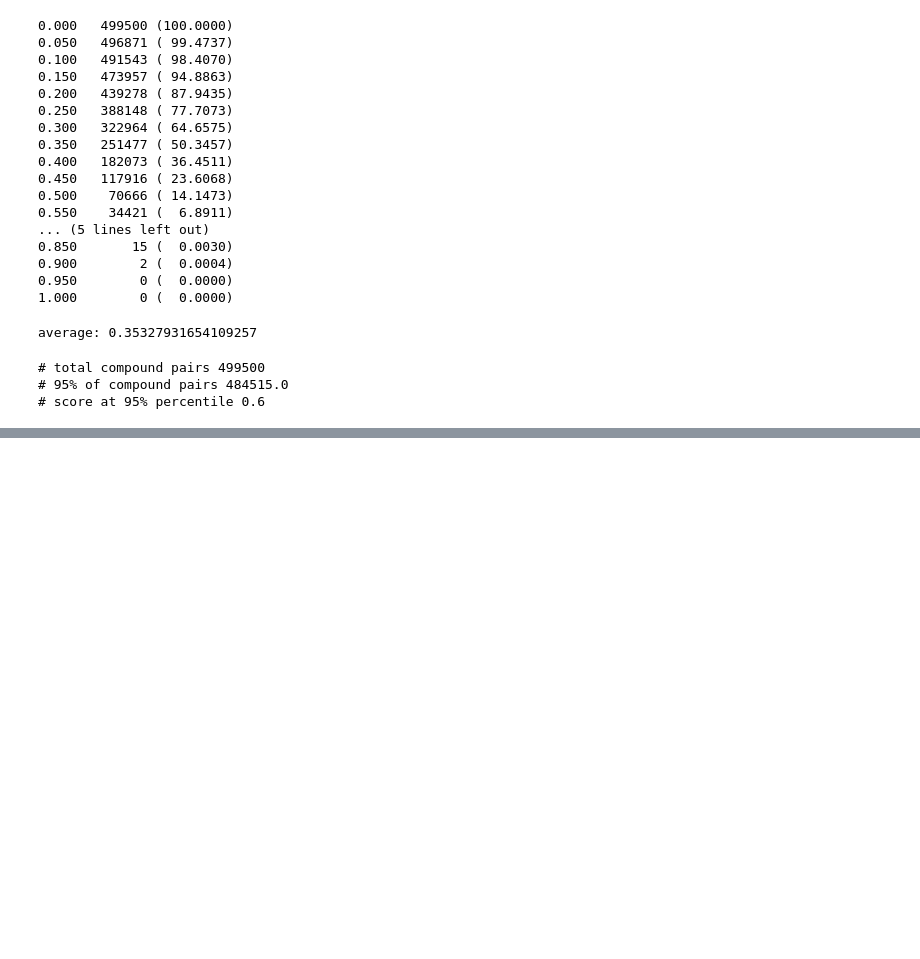
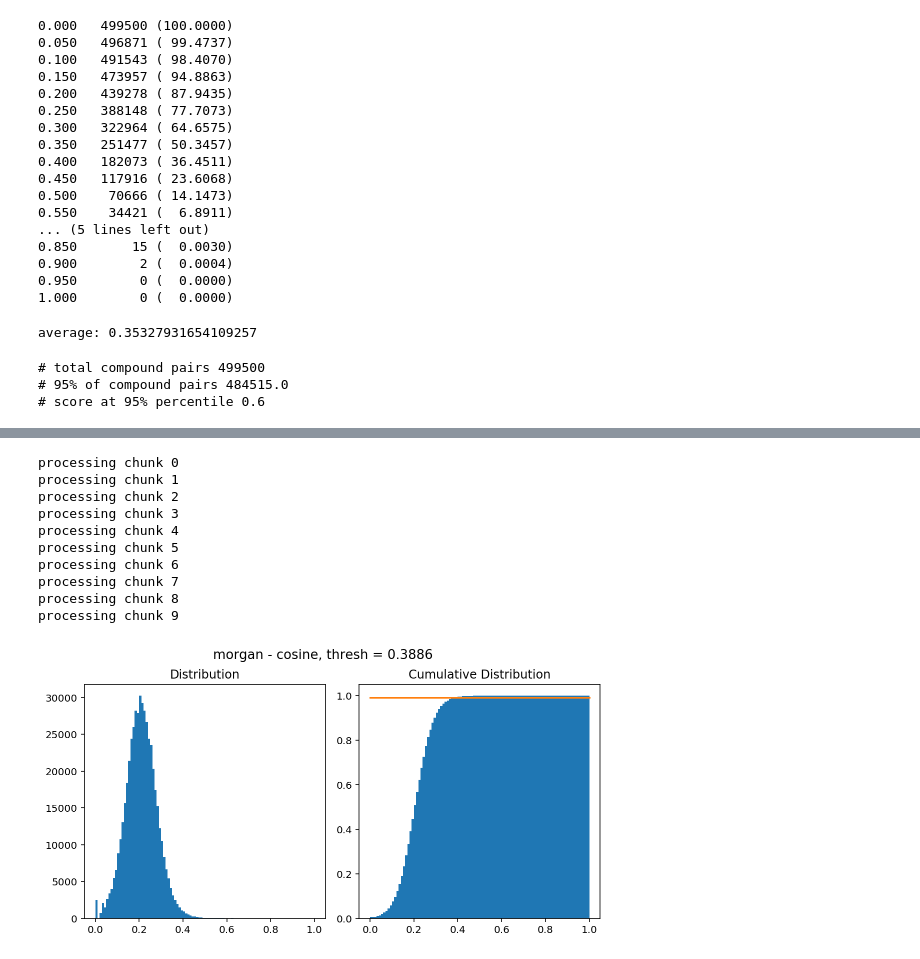
Before and after one commit to eking2/olcc_notebooks, a Jupyter notebook: assignment_6.ipynb, the cells around one changed output, grey strips where cells are left out. Saved outputs shown, nothing was run; the diff lists cells and outputs as text; code cells hidden in the pictures; blank space fills up the shorter version.

```diff
--- a/assignment_6.ipynb
+++ b/assignment_6.ipynb
@@ -434,0 +626,14 @@ print('# score at 95% percentile', scores[round(len(scores) * 0.97)])
+# %%
+ex_3a('morgan', 'cosine')
+# %% [output]
+processing chunk 0
+processing chunk 1
+processing chunk 2
+processing chunk 3
+processing chunk 4
+processing chunk 5
+processing chunk 6
+processing chunk 7
+processing chunk 8
+processing chunk 9
+[figure, added]
```
Also changed, not shown: parts of 9 cells of this notebook.
